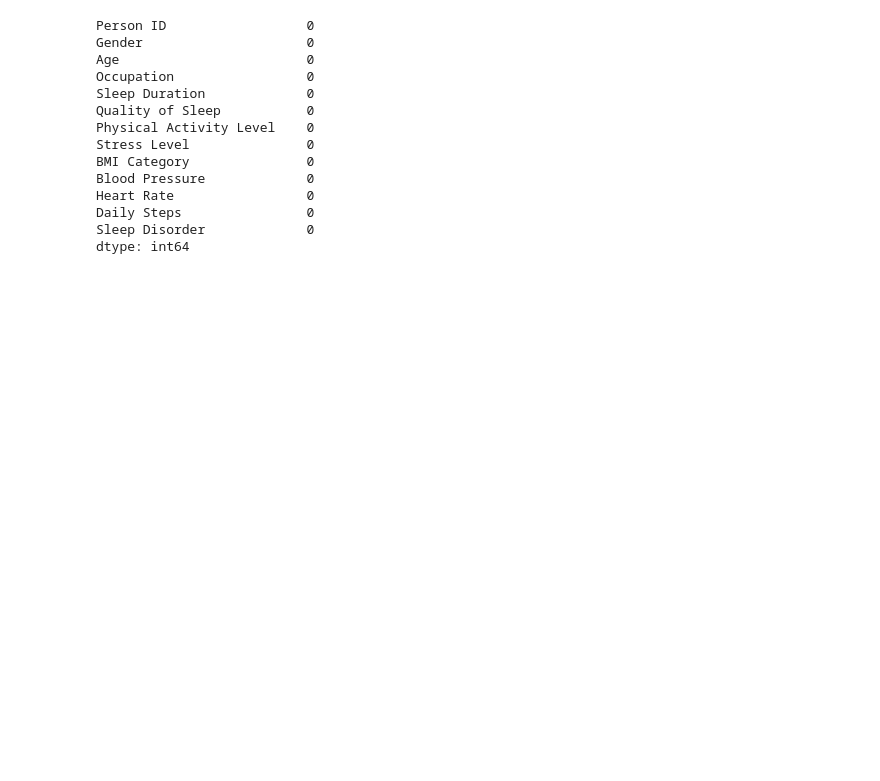
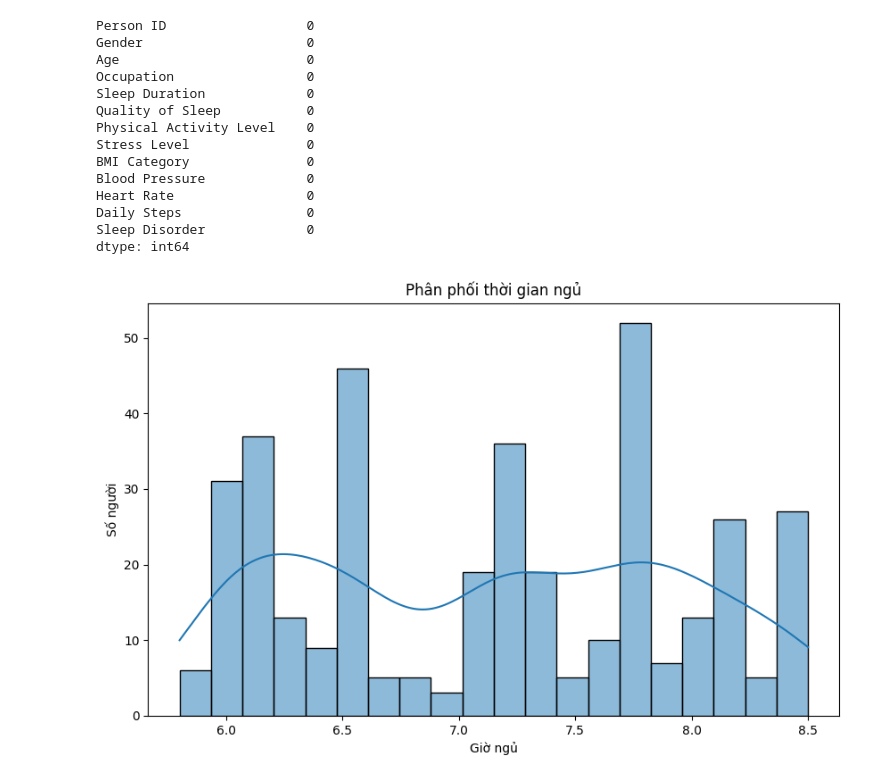
Before and after one commit to hoaian1377/Sleep_Health_And_Lifestyle, a Jupyter notebook: notebooks/EDA_SleepHealth.ipynb, the cells around one changed output. Saved outputs shown, nothing was run; the diff lists cells and outputs as text; code cells hidden in the pictures; blank space fills up the shorter version.

```diff
--- a/notebooks/EDA_SleepHealth.ipynb
+++ b/notebooks/EDA_SleepHealth.ipynb
@@ -96,3 +96,20 @@ Heart Rate                 0
 Daily Steps                0
 Sleep Disorder             0
 dtype: int64
+# %%
+df['Gender'] = df['Gender'].str.strip().str.capitalize()
+df['Occupation'] = df['Occupation'].str.strip()
+# %%
+df=df.drop_duplicates()
+# %%
+df['Age'] = df['Age'].astype(int)
+df['Sleep Disorder'] = df['Sleep Disorder'].astype('category')
+# %%
+plt.figure(figsize=(10, 6))
+sns.histplot(df['Sleep Duration'], kde=True, bins=20)
+plt.title("Phân phối thời gian ngủ")
+plt.xlabel("Giờ ngủ")
+plt.ylabel("Số người")
+plt.show()
+# %% [output]
+[figure, added]
```
Also changed, not shown: parts of 4 cells of this notebook, 10 other files.
